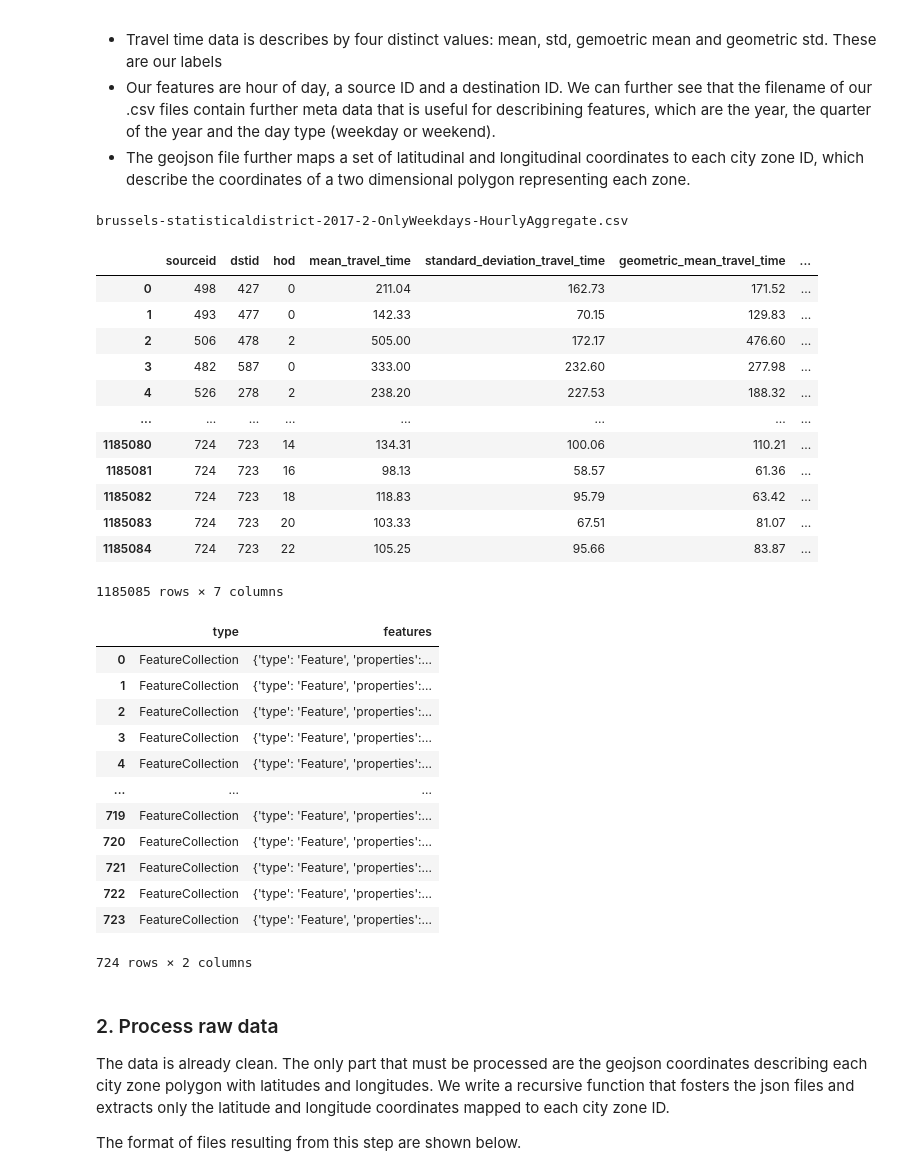
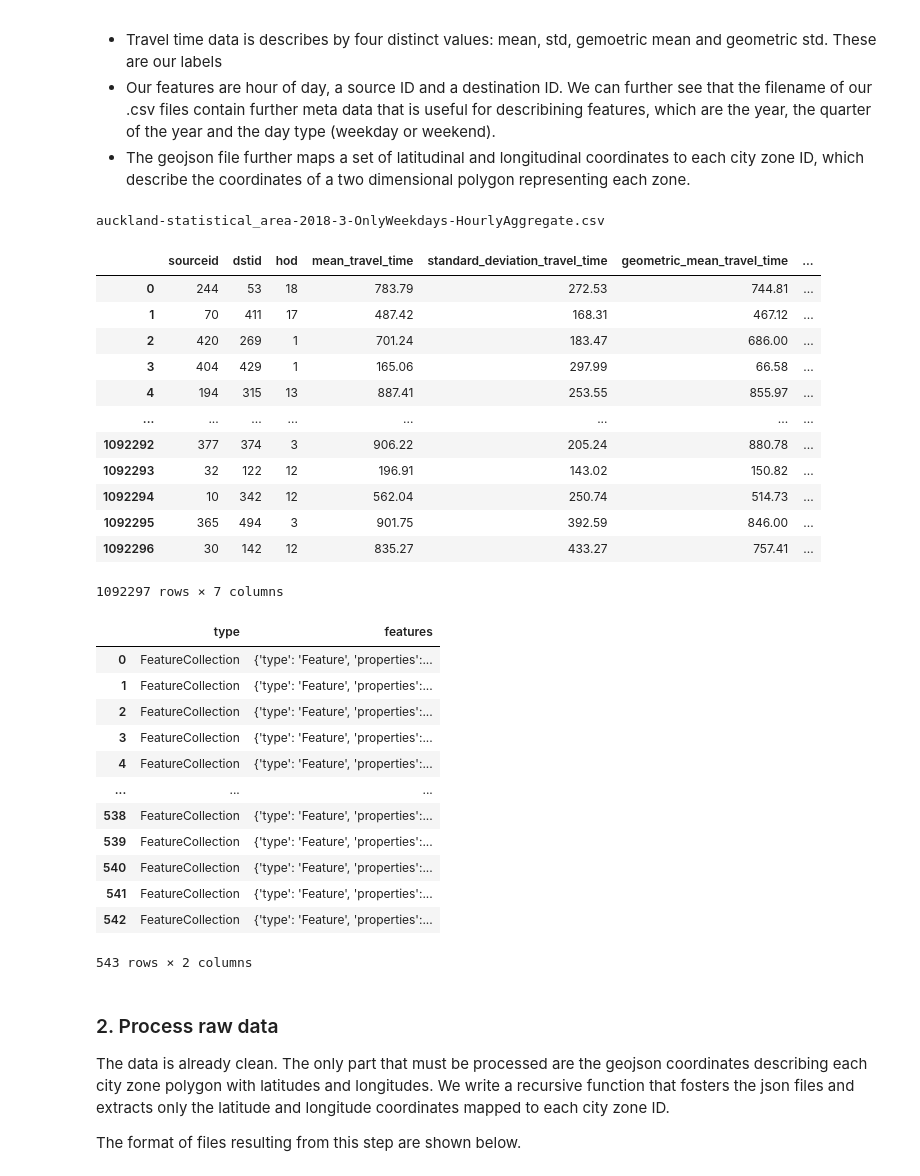
Before and after one commit to ArsamAryandoust/UniversalGNNs, a Jupyter notebook: src/prep_UberMovement.ipynb, the cells around one changed output. Cells and saved outputs as stored; diff of their text form; code cells hidden in the pictures.

```diff
--- a/src/prep_UberMovement.ipynb
+++ b/src/prep_UberMovement.ipynb
@@ -29,36 +29,36 @@ The raw data shows a number of characteristics that are worth to note:
 * The geojson file further maps a set of latitudinal and longitudinal coordinates to each city zone ID, which describe the coordinates of a two dimensional polygon representing each zone.
 # %%
 # choose a city from the list of available ones above
-city = 'Brussels'
+city = 'Auckland'
 
 # call the import data function
 df_geojson = prep_uber_movement.import_geojson(HYPER, city)
 df_csv_dict_list = prep_uber_movement.import_csvdata(HYPER, city)
 df_csv_dict = df_csv_dict_list[0]
 df_csv = df_csv_dict['df']
 
 # set maximum column width to see more of geojson
 pd.set_option('max_colwidth', 400)
 
 # print filename
 print(df_csv_dict['filename'])
 display(df_csv)
 display(df_geojson)
 # %% [output]
-brussels-statisticaldistrict-2017-2-OnlyWeekdays-HourlyAggregate.csv
+auckland-statistical_area-2018-3-OnlyWeekdays-HourlyAggregate.csv
 |  | sourceid | dstid | hod | mean_travel_time | standard_deviation_travel_time | geometric_mean_travel_time | ... |
-| 0 | 498 | 427 | 0 | 211.04 | 162.73 | 171.52 | ... |
-| 1 | 493 | 477 | 0 | 142.33 | 70.15 | 129.83 | ... |
-| 2 | 506 | 478 | 2 | 505.00 | 172.17 | 476.60 | ... |
-| 3 | 482 | 587 | 0 | 333.00 | 232.60 | 277.98 | ... |
-| 4 | 526 | 278 | 2 | 238.20 | 227.53 | 188.32 | ... |
+| 0 | 244 | 53 | 18 | 783.79 | 272.53 | 744.81 | ... |
+| 1 | 70 | 411 | 17 | 487.42 | 168.31 | 467.12 | ... |
+| 2 | 420 | 269 | 1 | 701.24 | 183.47 | 686.00 | ... |
+| 3 | 404 | 429 | 1 | 165.06 | 297.99 | 66.58 | ... |
+| 4 | 194 | 315 | 13 | 887.41 | 253.55 | 855.97 | ... |
 | ... | ... | ... | ... | ... | ... | ... | ... |
-| 1185080 | 724 | 723 | 14 | 134.31 | 100.06 | 110.21 | ... |
-| 1185081 | 724 | 723 | 16 | 98.13 | 58.57 | 61.36 | ... |
-| 1185082 | 724 | 723 | 18 | 118.83 | 95.79 | 63.42 | ... |
-| 1185083 | 724 | 723 | 20 | 103.33 | 67.51 | 81.07 | ... |
-| 1185084 | 724 | 723 | 22 | 105.25 | 95.66 | 83.87 | ... |
+| 1092292 | 377 | 374 | 3 | 906.22 | 205.24 | 880.78 | ... |
+| 1092293 | 32 | 122 | 12 | 196.91 | 143.02 | 150.82 | ... |
+| 1092294 | 10 | 342 | 12 | 562.04 | 250.74 | 514.73 | ... |
+| 1092295 | 365 | 494 | 3 | 901.75 | 392.59 | 846.00 | ... |
+| 1092296 | 30 | 142 | 12 | 835.27 | 433.27 | 757.41 | ... |
-1185085 rows × 7 columns
+1092297 rows × 7 columns
 |  | type | features |
 | 0 | FeatureCollection | {'type': 'Feature', 'properties':... |
 | 1 | FeatureCollection | {'type': 'Feature', 'properties':... |
@@ -66,12 +66,12 @@ brussels-statisticaldistrict-2017-2-OnlyWeekdays-HourlyAggregate.csv
 | 3 | FeatureCollection | {'type': 'Feature', 'properties':... |
 | 4 | FeatureCollection | {'type': 'Feature', 'properties':... |
 | ... | ... | ... |
-| 719 | FeatureCollection | {'type': 'Feature', 'properties':... |
-| 720 | FeatureCollection | {'type': 'Feature', 'properties':... |
-| 721 | FeatureCollection | {'type': 'Feature', 'properties':... |
-| 722 | FeatureCollection | {'type': 'Feature', 'properties':... |
-| 723 | FeatureCollection | {'type': 'Feature', 'properties':... |
+| 538 | FeatureCollection | {'type': 'Feature', 'properties':... |
+| 539 | FeatureCollection | {'type': 'Feature', 'properties':... |
+| 540 | FeatureCollection | {'type': 'Feature', 'properties':... |
+| 541 | FeatureCollection | {'type': 'Feature', 'properties':... |
+| 542 | FeatureCollection | {'type': 'Feature', 'properties':... |
-724 rows × 2 columns
+543 rows × 2 columns
 # %% [markdown]
 ### 2. Process raw data
 
```
Also changed, not shown: parts of 2 cells of this notebook, 2 other files.
